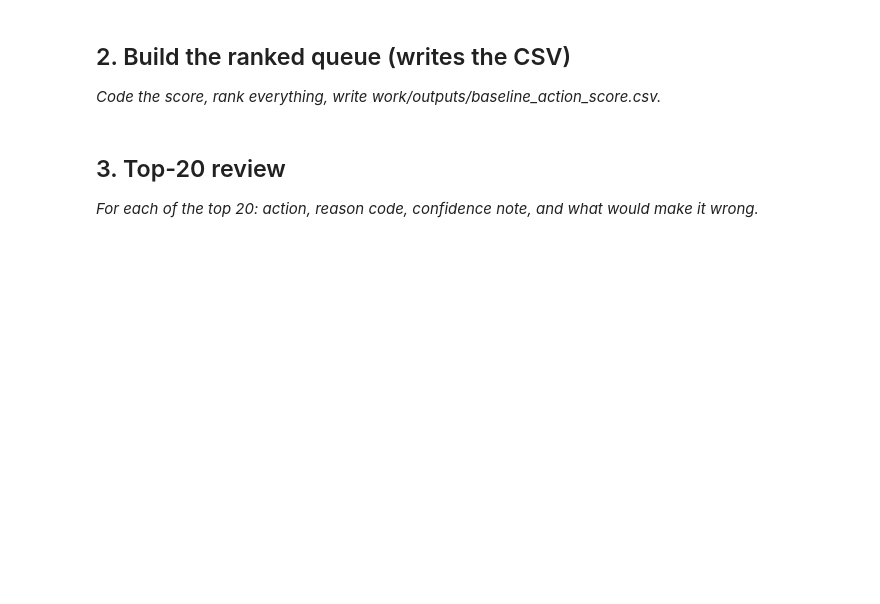
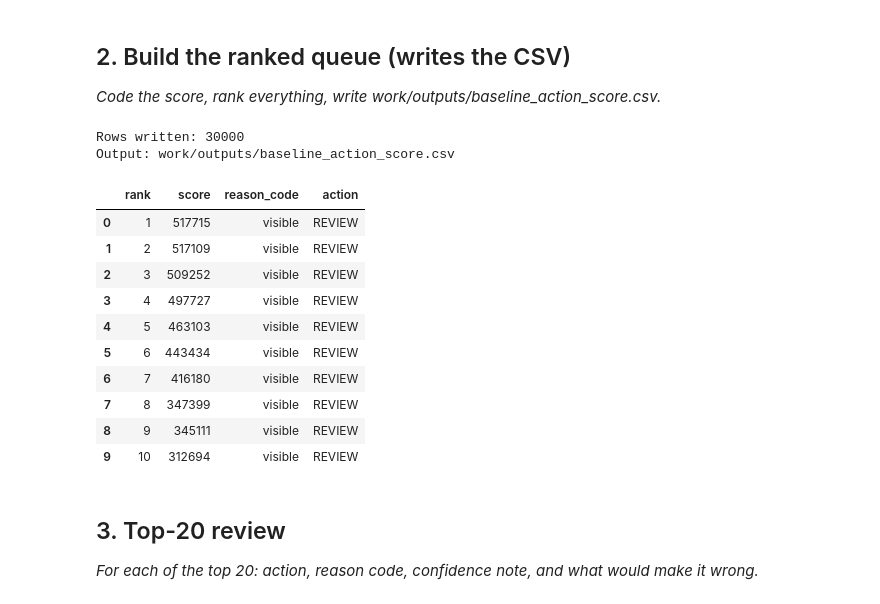
Before and after one commit to varshitha922/flyrank-ml-internship, a Jupyter notebook: work/notebooks/w04_baseline_score.ipynb, the cells around one changed output. Cells and saved outputs as stored; diff of their text form; code cells hidden in the pictures; blank space fills up the shorter version.

```diff
--- a/work/notebooks/w04_baseline_score.ipynb
+++ b/work/notebooks/w04_baseline_score.ipynb
@@ -23,3 +136,71 @@ This skeleton is yours to fill. Work the sections **in order** — each one has
+# %%
+# Build the transparent baseline score from the confirmed signal.
+
+# Higher impressions = higher priority among pages with meaningful visibility.
+df["score"] = np.where(
+    df["impressions_90d"] >= 500,
+    df["impressions_90d"],
+    0
+)
+
+# Reason code
+df["reason_code"] = np.where(
+    df["score"] > 0,
+    "visible",
+    "not_visible"
+)
+
+# Action label
+df["action"] = np.where(
+    df["score"] > 0,
+    "REVIEW",
+    "NO_ACTION"
+)
+
+# Rank highest-scoring pages first.
+df["rank"] = (
+    df["score"]
+    .rank(method="first", ascending=False)
+    .astype(int)
+)
+
+baseline_queue = (
+    df[
+        [
+            "rank",
+            "score",
+            "reason_code",
+            "action"
+        ]
+    ]
+    .sort_values("rank")
+    .reset_index(drop=True)
+)
+
+# Write the required CSV.
+os.makedirs("work/outputs", exist_ok=True)
+
+output_path = "work/outputs/baseline_action_score.csv"
+baseline_queue.to_csv(output_path, index=False)
+
+print("Rows written:", len(baseline_queue))
+print("Output:", output_path)
+
+display(baseline_queue.head(10))
+# %% [output]
+Rows written: 30000
+Output: work/outputs/baseline_action_score.csv
+|  | rank | score | reason_code | action |
+| 0 | 1 | 517715 | visible | REVIEW |
+| 1 | 2 | 517109 | visible | REVIEW |
+| 2 | 3 | 509252 | visible | REVIEW |
+| 3 | 4 | 497727 | visible | REVIEW |
+| 4 | 5 | 463103 | visible | REVIEW |
+| 5 | 6 | 443434 | visible | REVIEW |
+| 6 | 7 | 416180 | visible | REVIEW |
+| 7 | 8 | 347399 | visible | REVIEW |
+| 8 | 9 | 345111 | visible | REVIEW |
+| 9 | 10 | 312694 | visible | REVIEW |
 # %% [markdown]
 ## 3. Top-20 review
 
```
Also changed, not shown: parts of 9 cells of this notebook.
